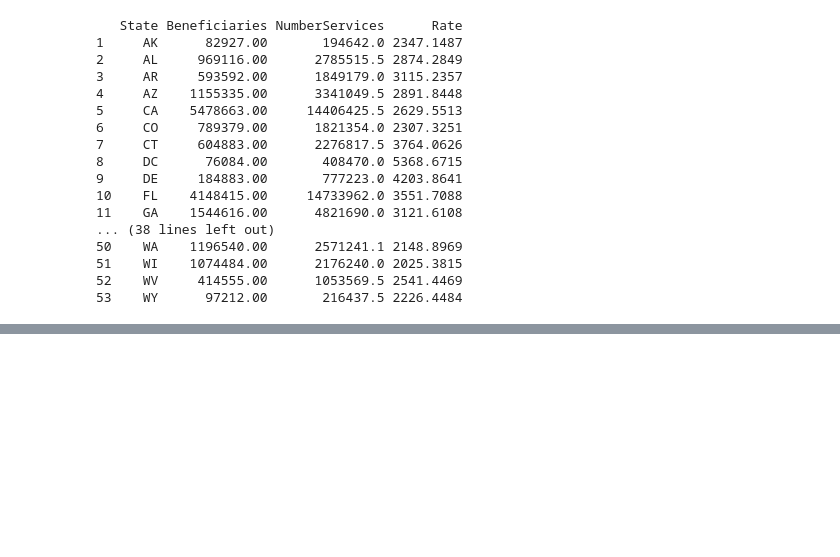
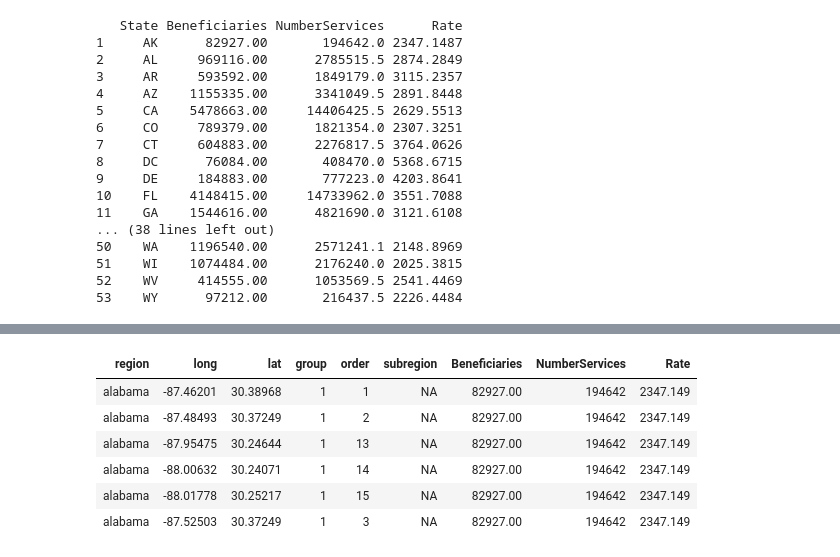
Before and after one commit to nancyruya/R-projects, a Jupyter notebook: TelehealthMedicare/MedicareAllTelehealth.ipynb, the cells around one changed output, grey strips where cells are left out. Drawn from its saved outputs; the diff is of its cells as text; code cells hidden in the pictures; blank space fills up the shorter version.

```diff
--- a/TelehealthMedicare/MedicareAllTelehealth.ipynb
+++ b/TelehealthMedicare/MedicareAllTelehealth.ipynb
@@ -157,0 +226,3 @@ print(df)
+# %%
+#Match state name file (in abbreviation, to below formula)
+states <- setNames(as.list(datasets::state.name), datasets::state.abb)
@@ -157,0 +255,10 @@ print(df)
+# %%
+head(data)
+# %% [output]
+| region | long | lat | group | order | subregion | Beneficiaries | NumberServices | Rate |
+| alabama | -87.46201 | 30.38968 | 1 | 1 | NA | 82927.00 | 194642 | 2347.149 |
+| alabama | -87.48493 | 30.37249 | 1 | 2 | NA | 82927.00 | 194642 | 2347.149 |
+| alabama | -87.95475 | 30.24644 | 1 | 13 | NA | 82927.00 | 194642 | 2347.149 |
+| alabama | -88.00632 | 30.24071 | 1 | 14 | NA | 82927.00 | 194642 | 2347.149 |
+| alabama | -88.01778 | 30.25217 | 1 | 15 | NA | 82927.00 | 194642 | 2347.149 |
+| alabama | -87.52503 | 30.37249 | 1 | 3 | NA | 82927.00 | 194642 | 2347.149 |
```
Also changed, not shown: parts of 21 cells of this notebook, 1 other file.
